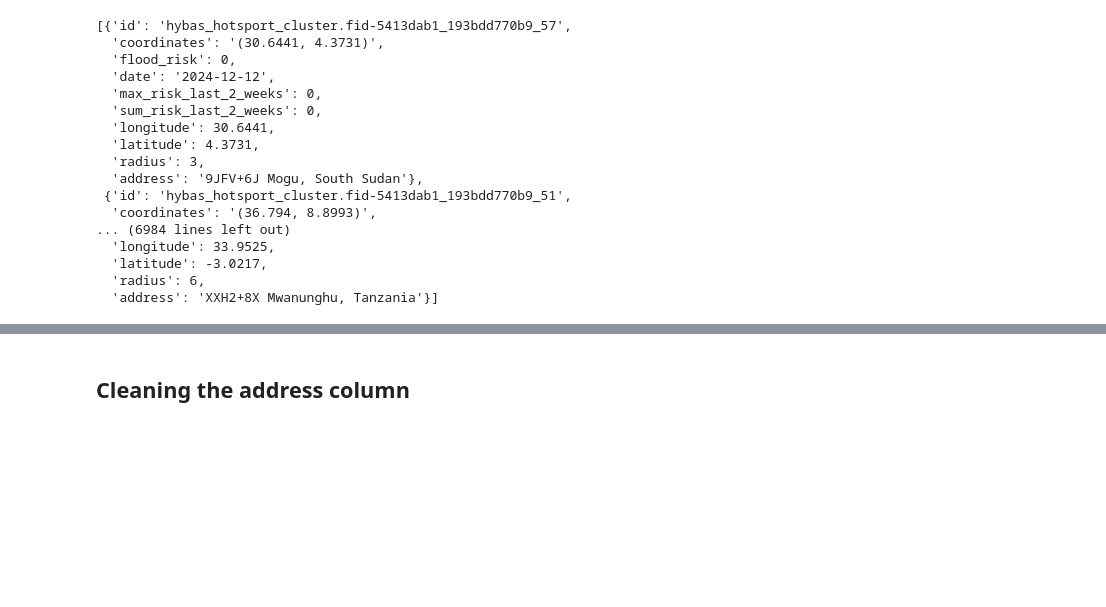
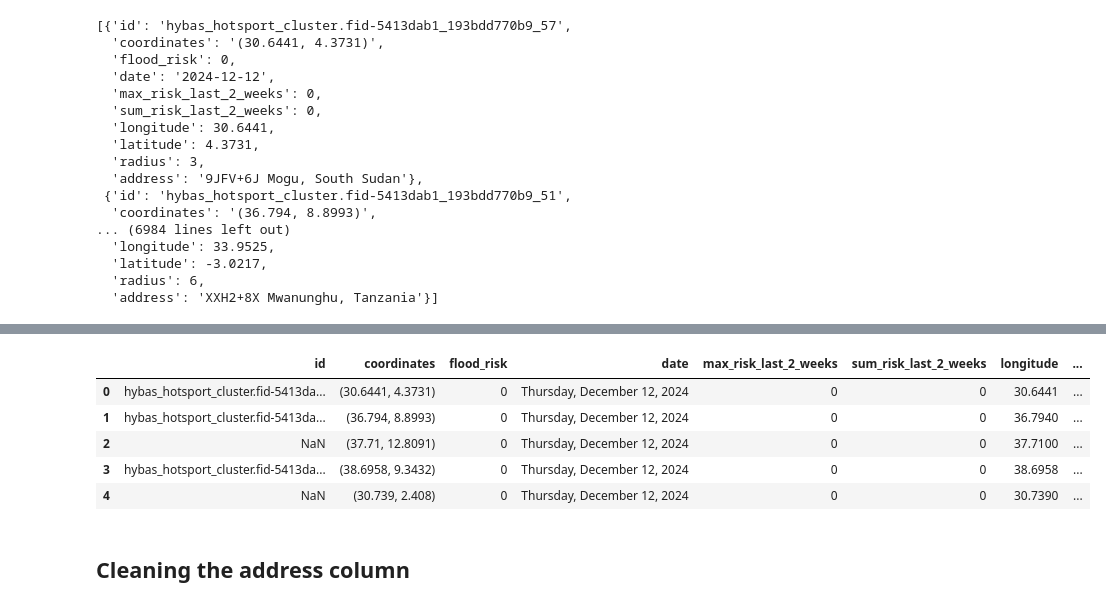
Before and after one commit to annikamcginnis/nile-basin-flood-hotspots-daily, a Jupyter notebook: hotspot_clusters_updater.ipynb, the cells around one changed output, grey strips where cells are left out. Drawn from its saved outputs; the diff is of its cells as text; code cells hidden in the pictures; blank space fills up the shorter version.

```diff
--- a/hotspot_clusters_updater.ipynb
+++ b/hotspot_clusters_updater.ipynb
@@ -609,4 +617,14 @@ last_2_weeks
 700 rows × 10 columns
+# %%
+last_2_weeks['date'] = last_2_weeks['date'].astype(str)
+last_2_weeks.head()
+# %% [output]
+|  | id | coordinates | flood_risk | date | max_risk_last_2_weeks | sum_risk_last_2_weeks | longitude | ... |
+| 0 | hybas_hotsport_cluster.fid-5413da... | (30.6441, 4.3731) | 0 | Thursday, December 12, 2024 | 0 | 0 | 30.6441 | ... |
+| 1 | hybas_hotsport_cluster.fid-5413da... | (36.794, 8.8993) | 0 | Thursday, December 12, 2024 | 0 | 0 | 36.7940 | ... |
+| 2 | NaN | (37.71, 12.8091) | 0 | Thursday, December 12, 2024 | 0 | 0 | 37.7100 | ... |
+| 3 | hybas_hotsport_cluster.fid-5413da... | (38.6958, 9.3432) | 0 | Thursday, December 12, 2024 | 0 | 0 | 38.6958 | ... |
+| 4 | NaN | (30.739, 2.408) | 0 | Thursday, December 12, 2024 | 0 | 0 | 30.7390 | ... |
 # %% [markdown]
 ## Cleaning the address column
 # %%
```
Also changed, not shown: parts of 5 cells of this notebook, 1 other file.
